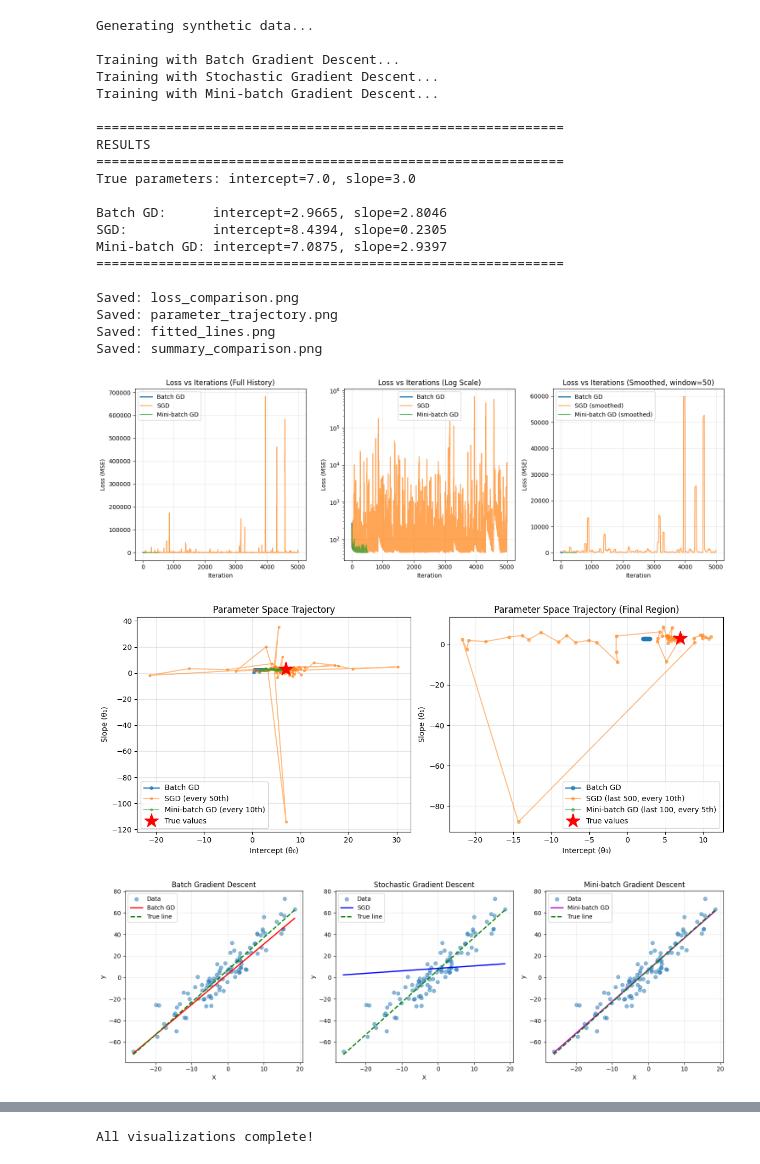
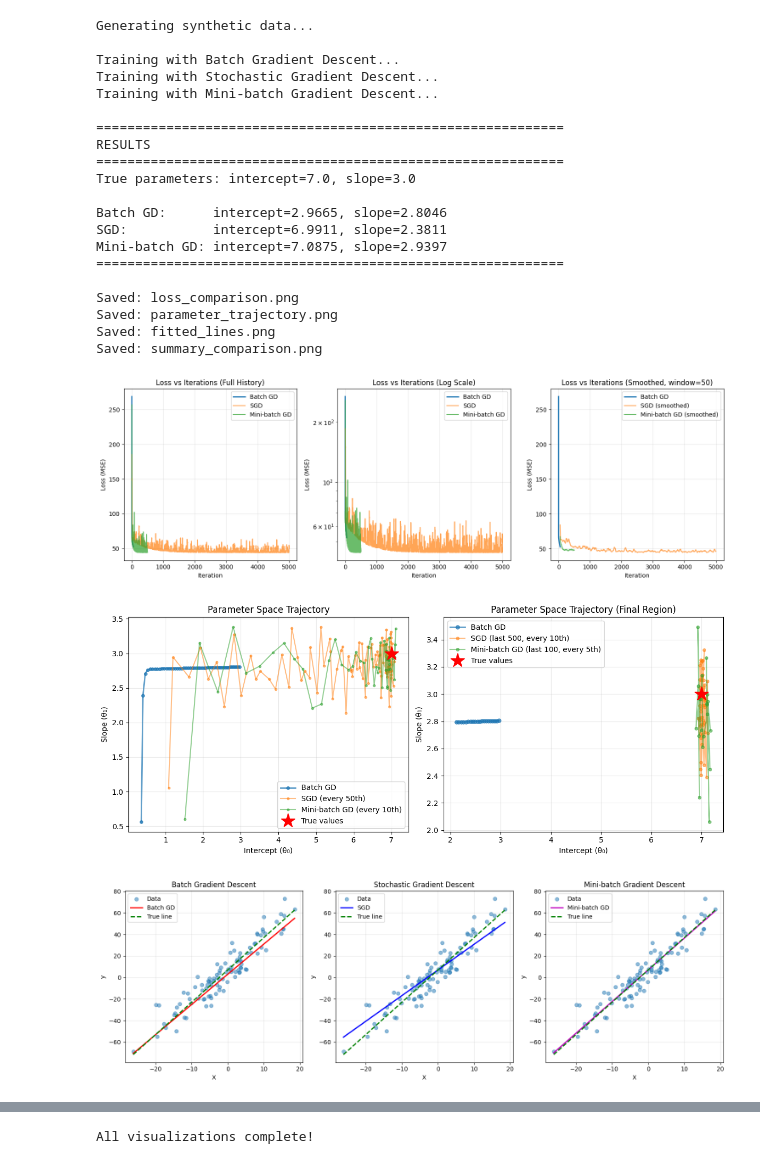
Before and after one commit to judyzhu-gmu/cyse686, a Jupyter notebook: Spring26/GradientDescent.ipynb, the cells around one changed output, grey strips where cells are left out. Cells and saved outputs as stored; diff of their text form; code cells hidden in the pictures.

```diff
--- a/Spring26/GradientDescent.ipynb
+++ b/Spring26/GradientDescent.ipynb
@@ -132,7 +132,7 @@ def main():
 
     print("Training with Stochastic Gradient Descent...")
     theta_sgd, theta_history_sgd, loss_history_sgd = stochastic_gradient_descent(
-        X_b, y, learning_rate, n_iterations
+        X_b, y, 0.001, n_iterations
     )
 
     print("Training with Mini-batch Gradient Descent...")
@@ -368,34 +368,34 @@ def create_visualizations(X, y, X_b, theta_gd, theta_sgd, theta_mbgd,
 
     plt.tight_layout()
     plt.savefig('./outputs/summary_comparison.png', dpi=300, bbox_inches='tight')
     print("Saved: summary_comparison.png")
 
     plt.show()
     print("\nAll visualizations complete!")
 
 if __name__ == "__main__":
     main()
 # %% [output]
 Generating synthetic data...
 
 Training with Batch Gradient Descent...
 Training with Stochastic Gradient Descent...
 Training with Mini-batch Gradient Descent...
 
 ============================================================
 RESULTS
 ============================================================
 True parameters: intercept=7.0, slope=3.0
 
 Batch GD:      intercept=2.9665, slope=2.8046
-SGD:           intercept=8.4394, slope=0.2305
+SGD:           intercept=6.9911, slope=2.3811
 Mini-batch GD: intercept=7.0875, slope=2.9397
 ============================================================
 
 Saved: loss_comparison.png
 Saved: parameter_trajectory.png
 Saved: fitted_lines.png
 Saved: summary_comparison.png
-[figure, old version]
+[figure, new version]
-[figure, old version]
+[figure, new version]
-[figure, old version]
+[figure, new version]
```
Also changed, not shown: parts of 1 cell of this notebook, 5 other files.
